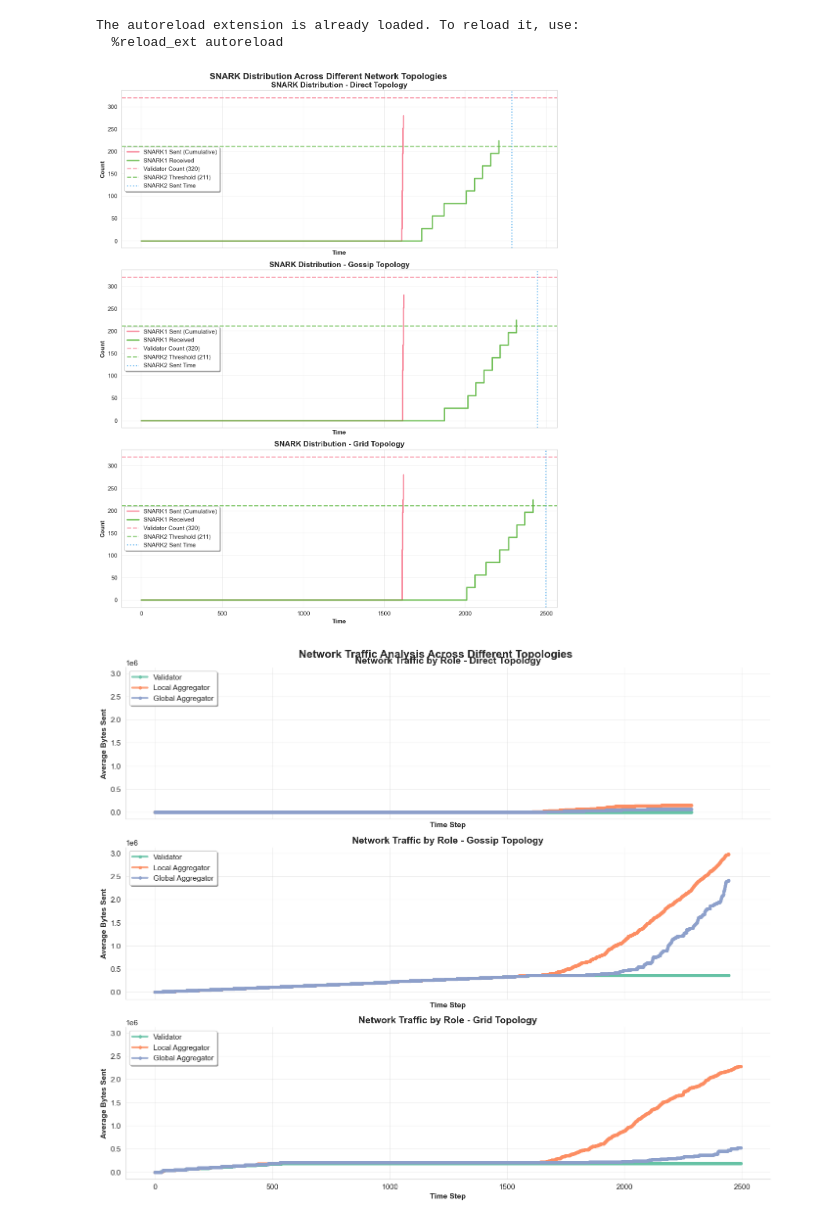
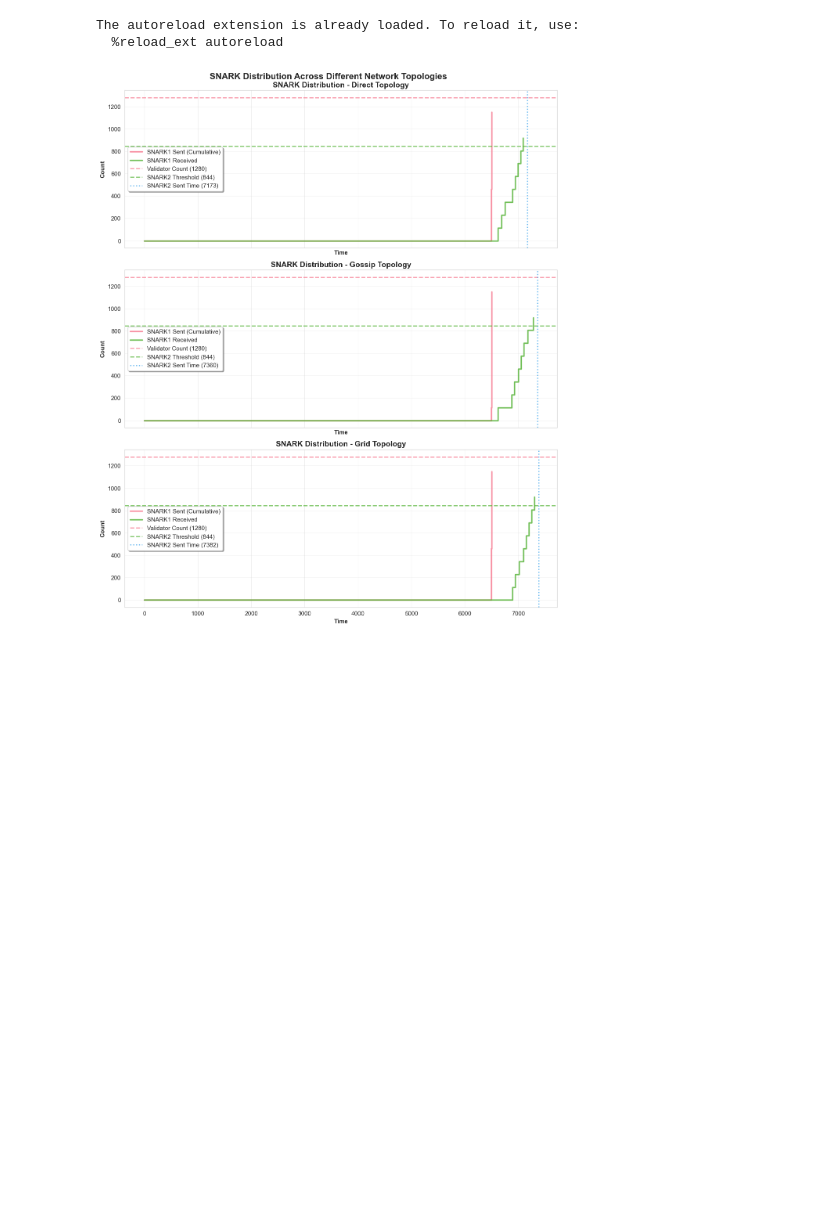
Before and after one commit to qdrvm/beamsim, a Jupyter notebook: beamsim.ipynb, the cells around one changed output. Drawn from its saved outputs; the diff is of its cells as text; code cells hidden in the pictures; blank space fills up the shorter version.

Commit message:
Add snark2 sent time to legend

```diff
--- a/beamsim.ipynb
+++ b/beamsim.ipynb
@@ -69,13 +69,14 @@ def plot1(items, ax: plt.Axes = None, topology_name=""):
     )
 
     if snark2_sent:
+        snark2_time = snark2_sent[0][0]
         ax.axvline(
-            snark2_sent[0][0],
+            snark2_time,
             linestyle=":",
             color=colors[2],
             alpha=0.8,
             linewidth=2,
-            label="SNARK2 Sent Time",
+            label=f"SNARK2 Sent Time ({snark2_time})",
         )
 
     # Enhanced styling
@@ -283,12 +306,11 @@ def plot4_topologies(topologies=beamsim.topologies, **run_kwargs):
         plt.tight_layout()
         plt.show()
 # %%
-run_kwargs = dict(b="ns3-direct", g=10, gv=32, mpi=10)
+run_kwargs = dict(b="ns3-direct", g=10, gv=128, mpi=10)
 
 plot1_topologies(**run_kwargs)
-plot2_topologies(**run_kwargs)
-plot3_topologies(**run_kwargs)
-plot4_topologies(**run_kwargs)
+# plot2_topologies(**run_kwargs)
+# plot3_topologies(**run_kwargs)
+# plot4_topologies(**run_kwargs)
 # %% [output]
-[figure, old version]
+[figure, new version]
-[figure, removed]
```
Also changed, not shown: parts of 2 cells of this notebook.
